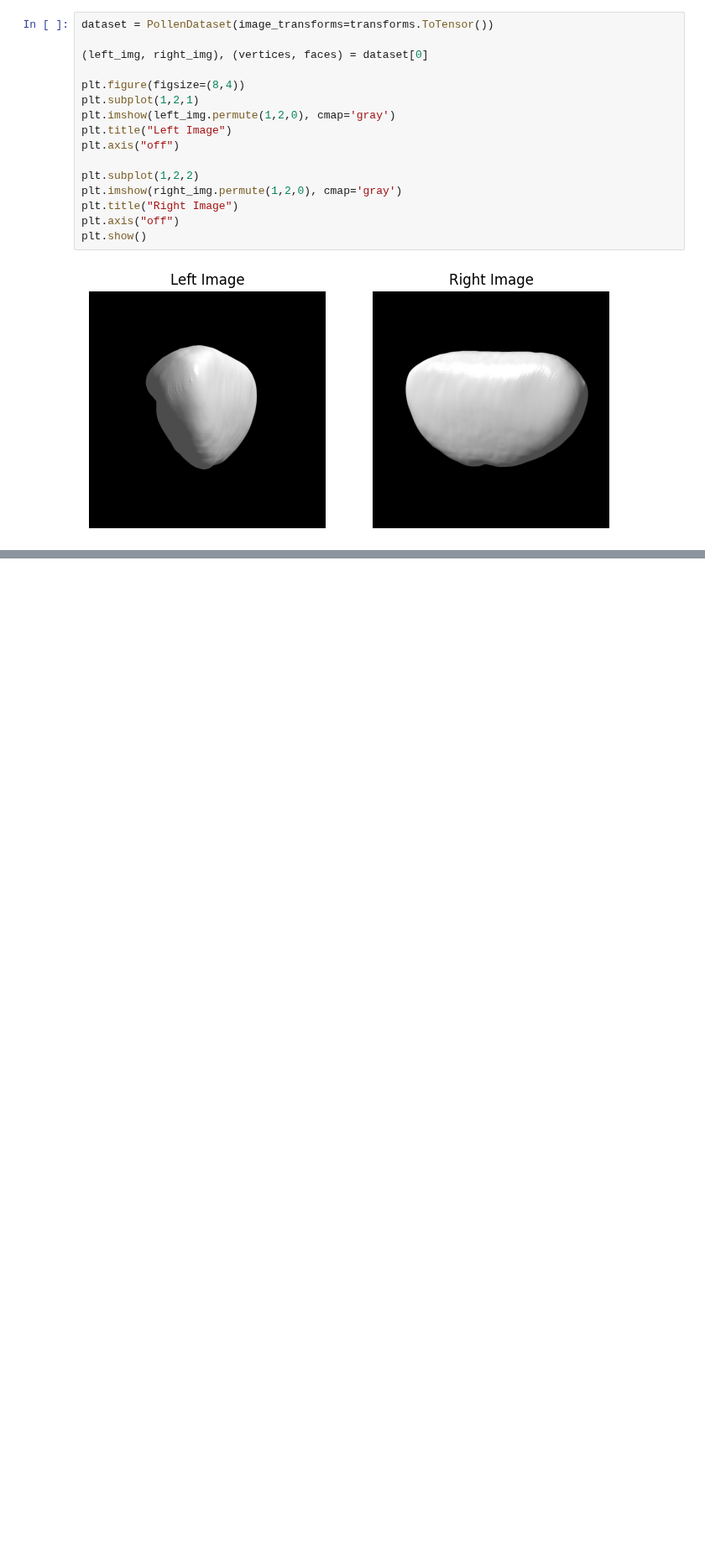
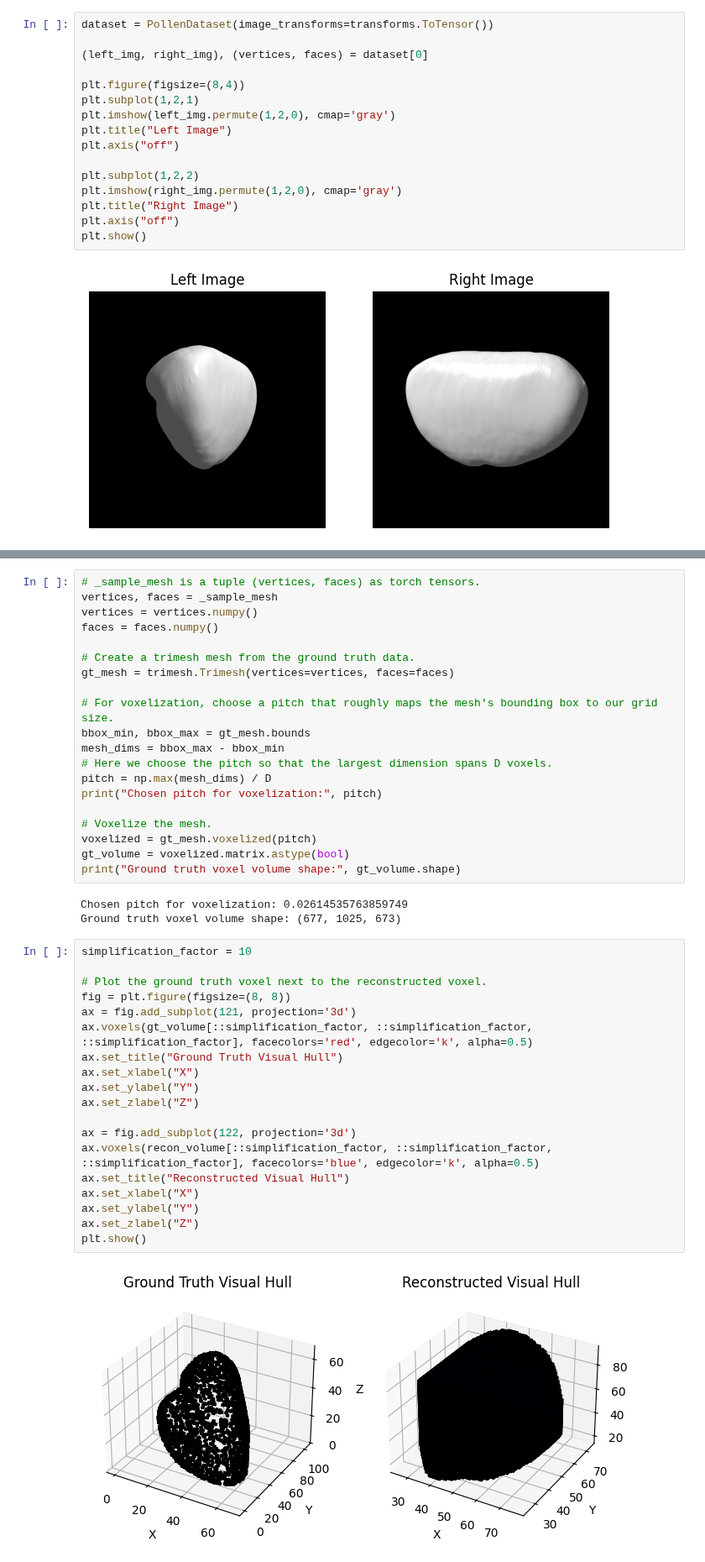
Before and after one commit to 3d-pollen-reconstruction/sequoia, a Jupyter notebook: notebooks/visual_hull_baseline.ipynb, the cells around one changed output, grey strips where cells are left out. Shown at 84% size. Drawn from its saved outputs; the diff is of its cells as text; blank space fills up the shorter version.

Commit message:
wip: visual hull

```diff
--- a/notebooks/visual_hull_baseline.ipynb
+++ b/notebooks/visual_hull_baseline.ipynb
@@ -204,0 +138,44 @@ plt.show()
+# %%
+# _sample_mesh is a tuple (vertices, faces) as torch tensors.
+vertices, faces = _sample_mesh
+vertices = vertices.numpy()
+faces = faces.numpy()
+
+# Create a trimesh mesh from the ground truth data.
+gt_mesh = trimesh.Trimesh(vertices=vertices, faces=faces)
+
+# For voxelization, choose a pitch that roughly maps the mesh's bounding box to our grid size.
+bbox_min, bbox_max = gt_mesh.bounds
+mesh_dims = bbox_max - bbox_min
+# Here we choose the pitch so that the largest dimension spans D voxels.
+pitch = np.max(mesh_dims) / D
+print("Chosen pitch for voxelization:", pitch)
+
+# Voxelize the mesh.
+voxelized = gt_mesh.voxelized(pitch)
+gt_volume = voxelized.matrix.astype(bool)
+print("Ground truth voxel volume shape:", gt_volume.shape)
+# %% [output]
+Chosen pitch for voxelization: 0.02614535763859749
+Ground truth voxel volume shape: (677, 1025, 673)
+# %%
+simplification_factor = 10
+
+# Plot the ground truth voxel next to the reconstructed voxel.
+fig = plt.figure(figsize=(8, 8))
+ax = fig.add_subplot(121, projection='3d')
+ax.voxels(gt_volume[::simplification_factor, ::simplification_factor, ::simplification_factor], facecolors='red', edgecolor='k', alpha=0.5)
+ax.set_title("Ground Truth Visual Hull")
+ax.set_xlabel("X")
+ax.set_ylabel("Y")
+ax.set_zlabel("Z")
+
+ax = fig.add_subplot(122, projection='3d')
+ax.voxels(recon_volume[::simplification_factor, ::simplification_factor, ::simplification_factor], facecolors='blue', edgecolor='k', alpha=0.5)
+ax.set_title("Reconstructed Visual Hull")
+ax.set_xlabel("X")
+ax.set_ylabel("Y")
+ax.set_zlabel("Z")
+plt.show()
+# %% [output]
+[figure, added]
```
Also changed, not shown: parts of 17 cells of this notebook, 1 other file.
